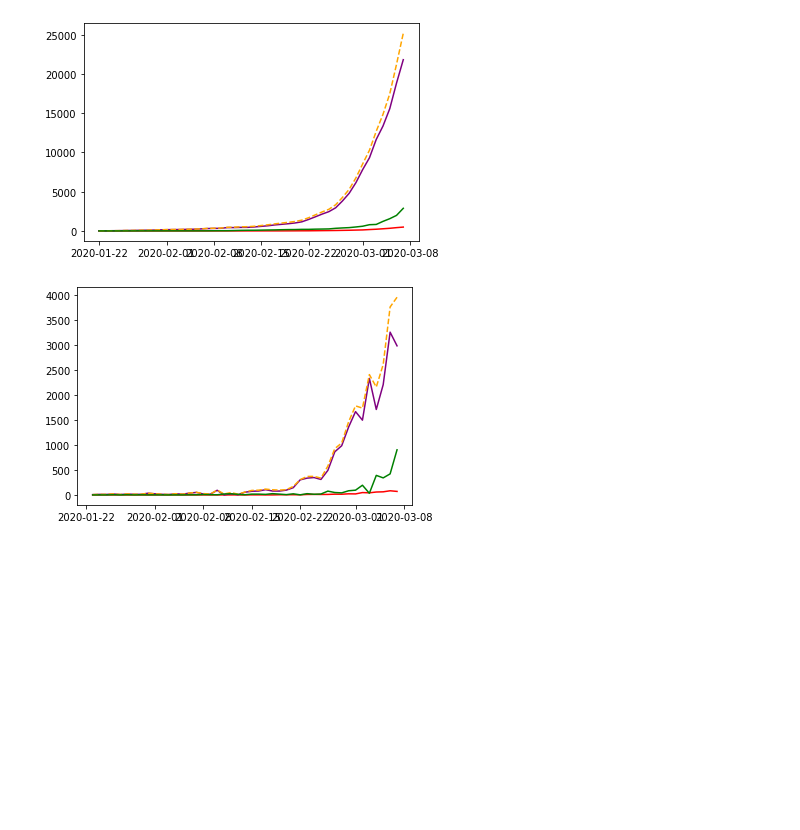
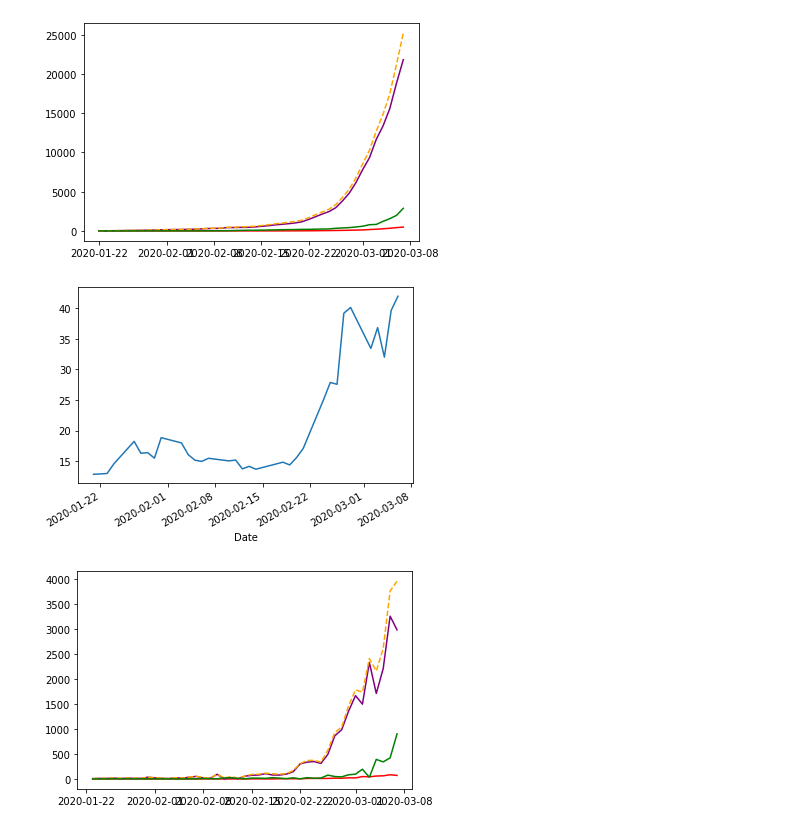
Before and after one commit to Addidy/coronavirus-analysis, a Jupyter notebook: src/World without China.ipynb, the cells around one changed output. Saved outputs shown, nothing was run; the diff lists cells and outputs as text; code cells hidden in the pictures; blank space fills up the shorter version.

```diff
--- a/src/World without China.ipynb
+++ b/src/World without China.ipynb
@@ -26,6 +26,10 @@ world.get_dataframe().tail()
 world.graph_data()
 # %% [output]
 [figure]
+# %%
+u.graph_financial_data('^VIX') # volatility or 'fear' index
+# %% [output]
+[figure, added]
 # %%
 world.graph_changes()
 # %% [output]
```
Also changed, not shown: 2 other files.
